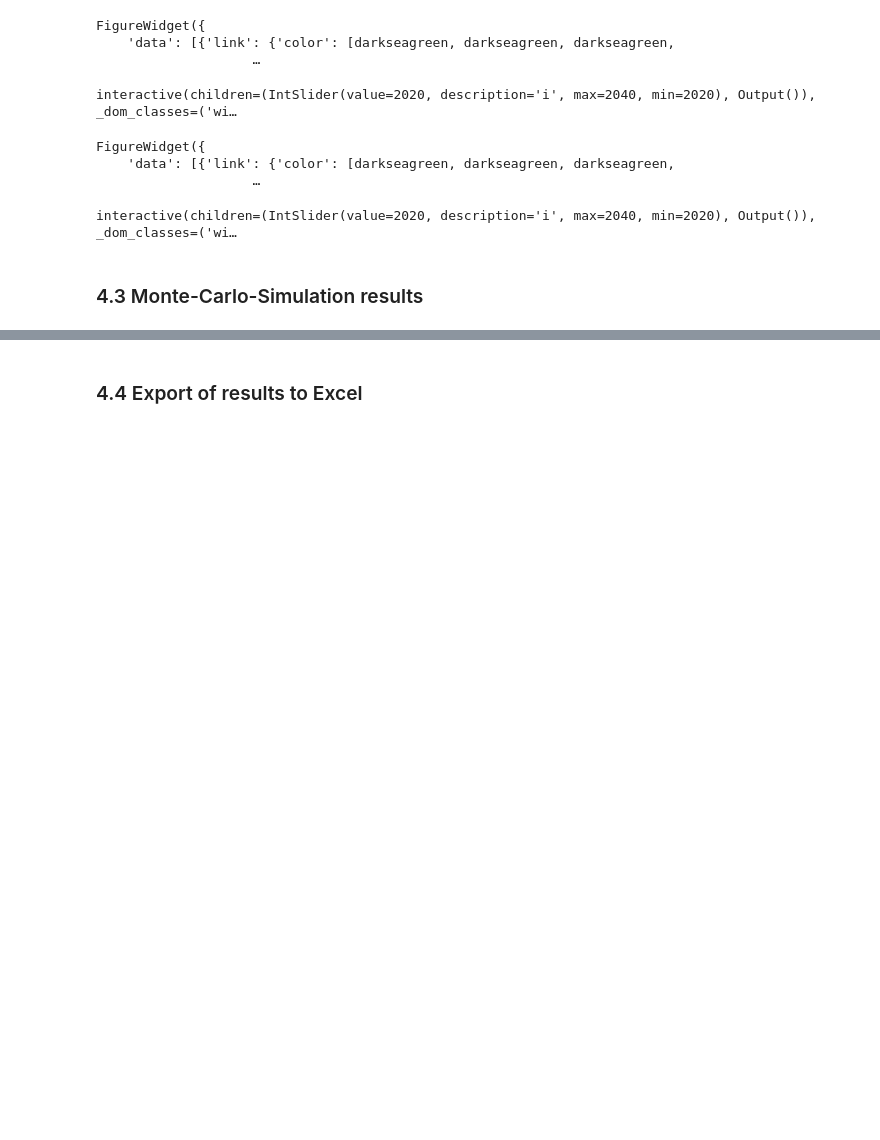
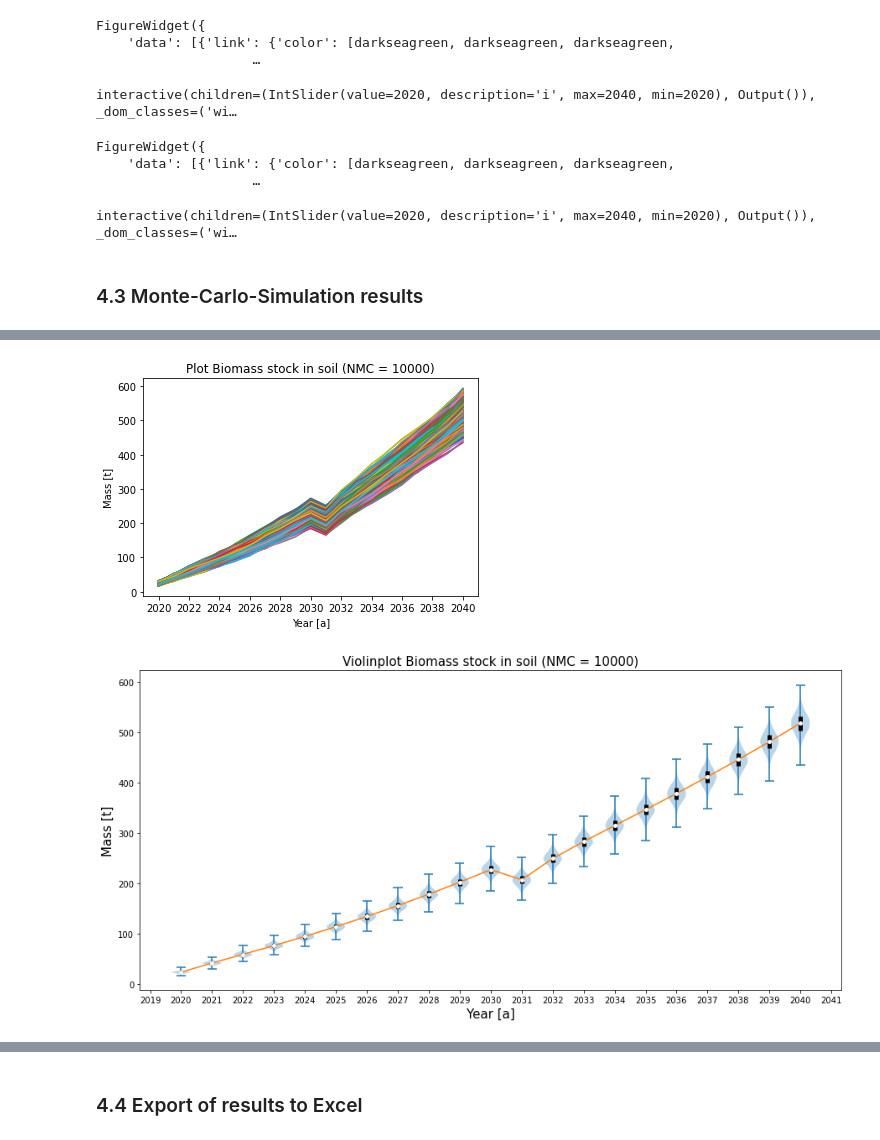
Before and after one commit to lukashpe/biODYM, a Jupyter notebook: template/biODYM_template.ipynb, the cells around one changed output, grey strips where cells are left out. Cells and saved outputs as stored; diff of their text form; code cells hidden in the pictures; blank space fills up the shorter version.

```diff
--- a/template/biODYM_template.ipynb
+++ b/template/biODYM_template.ipynb
@@ -894,0 +890,40 @@ plt.xlabel('Year [a]', fontsize = 15);
+# %%
+# Biomass stock in soil
+fig, ax = plt.subplots()
+
+#Simple plotting
+for key in range(0, NMC):
+        ax.plot(Dyn_MFA_System.IndexTable['Classification']['Time'].Items,
+            MC_StockDict['S_9'][key,:,0])
+
+ax.set_title(f"Plot Biomass stock in soil (NMC = {NMC})")
+ax.xaxis.set_major_locator(MultipleLocator(2))
+ax.set_ylabel('Mass [t]')
+ax.set_xlabel('Year [a]')
+
+
+
+
+#Violing plotting showing data ranges, upper and lower quartil, mean values and probability density function
+plt.figure(figsize = (15,7))
+plt.violinplot(MC_StockDict['S_9'][:,:,0],positions = Dyn_MFA_System.IndexTable['Classification']['Time'].Items,
+                widths=0.6)
+
+
+quartile1, quartile3 = np.percentile(MC_StockDict['S_9'][:,:,0], [25, 75], axis=0)
+
+plt.vlines(Dyn_MFA_System.IndexTable['Classification']['Time'].Items, quartile1, quartile3, color='k', linestyle='-', lw=5)
+plt.scatter(Dyn_MFA_System.IndexTable['Classification']['Time'].Items, np.mean(MC_StockDict['S_9'][:,:,0], axis = 0), marker='o', color='white', s=15, zorder=3)
+plt.plot(Dyn_MFA_System.IndexTable['Classification']['Time'].Items, np.mean(MC_StockDict['S_9'][:,:,0], axis = 0))
+
+plt.title(f"Violinplot Biomass stock in soil (NMC = {NMC})", fontsize = 15)
+plt.ylabel('Mass [t]', fontsize = 15)
+plt.xlabel('Year [a]', fontsize = 15);
+plt.xticks(np.arange(min(Dyn_MFA_System.IndexTable['Classification']['Time'].Items)-1, max(Dyn_MFA_System.IndexTable['Classification']['Time'].Items)+2, 1.0))
+
+
+
+plt.show()
+# %% [output]
+[figure, added]
+[figure, added]
```
Also changed, not shown: parts of 25 cells of this notebook.
